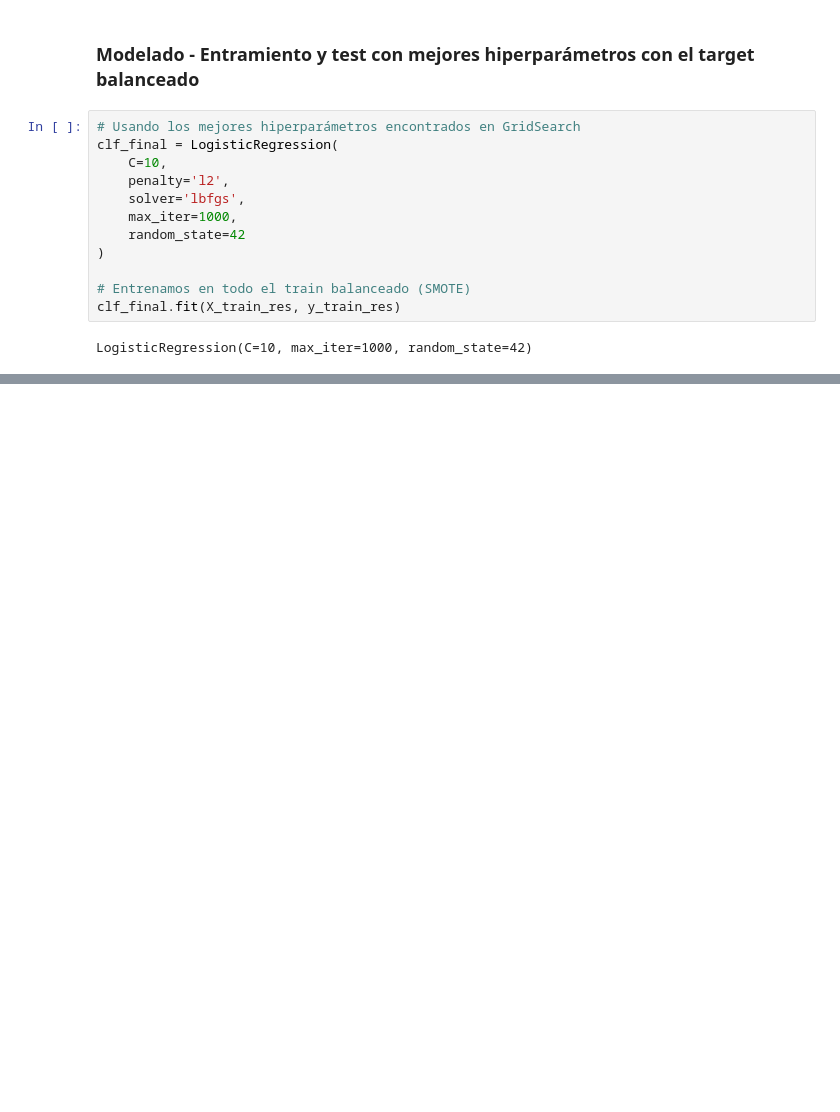
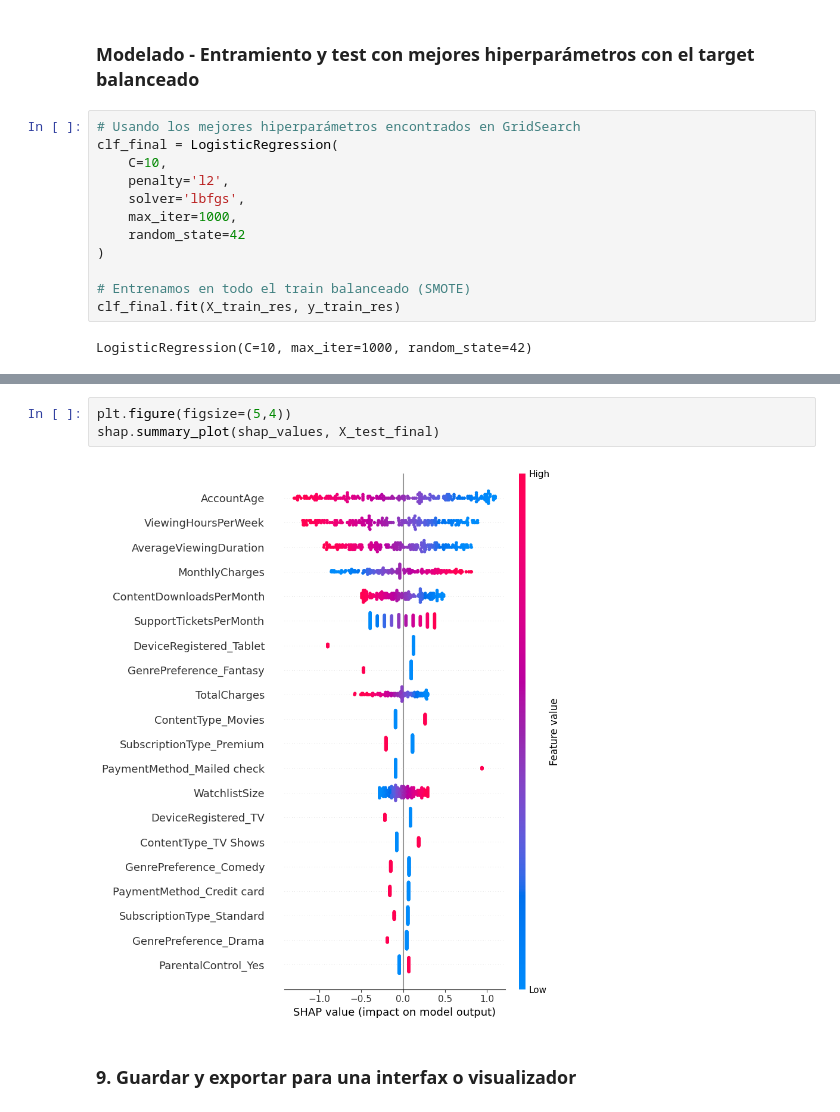
Before and after one commit to Rdorta08/ML_PowerBI, a Jupyter notebook: notebooks/notebook.ipynb, the cells around one changed output, grey strips where cells are left out. Saved outputs shown, nothing was run; the diff lists cells and outputs as text; blank space fills up the shorter version.

```diff
--- a/notebooks/notebook.ipynb
+++ b/notebooks/notebook.ipynb
@@ -694,0 +745,7 @@ weighted avg       0.81      0.71      0.74       193
+# %%
+plt.figure(figsize=(5,4))
+shap.summary_plot(shap_values, X_test_final)
+# %% [output]
+[figure, added]
+# %% [markdown]
+### 9. Guardar y exportar para una interfax o visualizador
```
Also changed, not shown: parts of 12 cells of this notebook, 9 other files.
